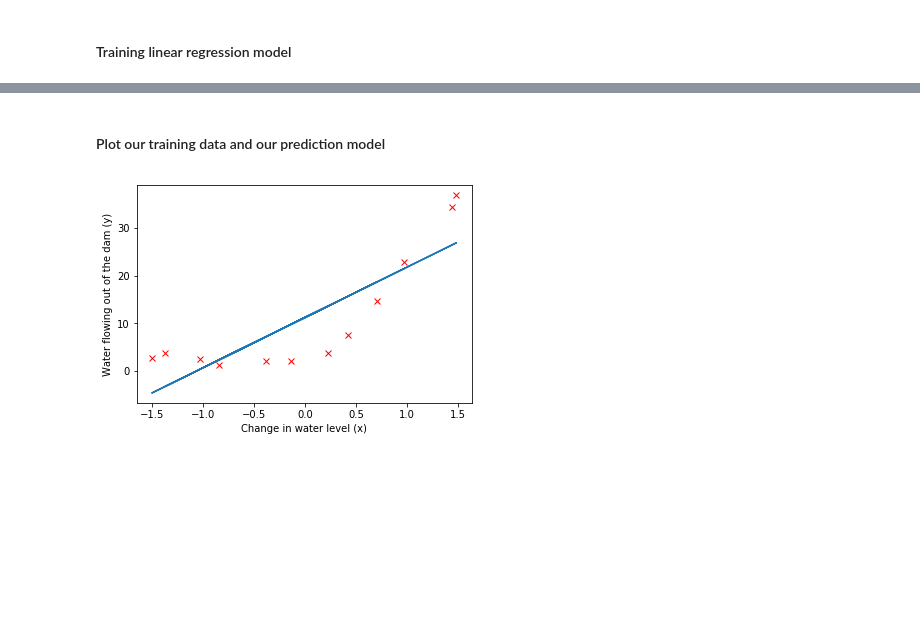
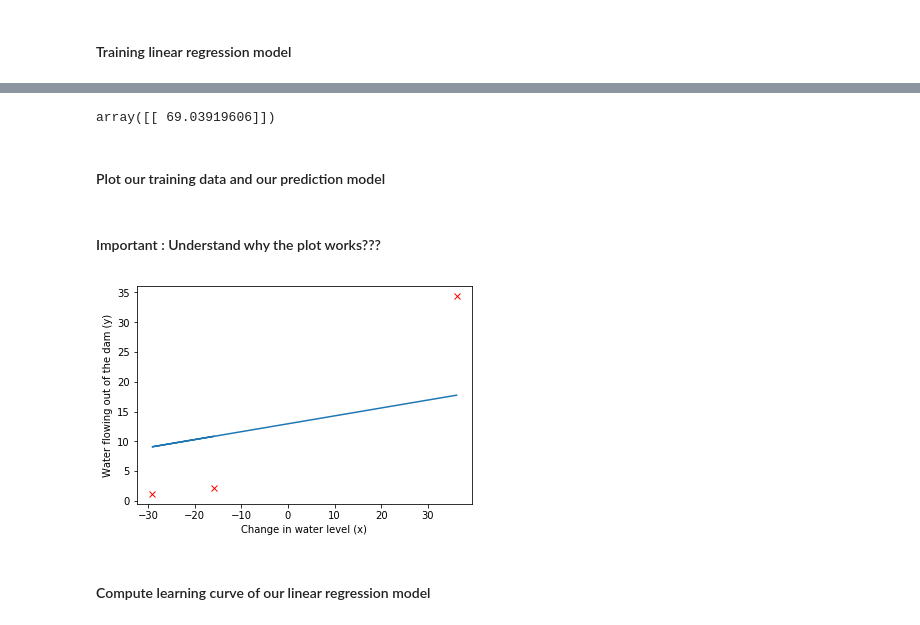
Before and after one commit to locluthor/Machine_Learning, a Jupyter notebook: Bias_Variance_Trade-off.ipynb, the cells around one changed output, grey strips where cells are left out. Cells and saved outputs as stored; diff of their text form; code cells hidden in the pictures; blank space fills up the shorter version.

Commit message:
!Bias-Variance Tradeoff - Implement Learning Curve

```diff
--- a/Bias_Variance_Trade-off.ipynb
+++ b/Bias_Variance_Trade-off.ipynb
@@ -78,8 +90,9 @@ def linear_regression_gradient(X, y, Weights, alpha=0.1, _lbd=0):
         Weight_grad (ndarray) : gradient of linear regression
     """
     m,_ = X.shape
+    X_ = np.insert(X, 0, 1, axis=1)
     Weight_grad = np.zeros(Weights.shape)
-    Weight_grad = np.dot(X.T, np.dot(X, Weights) - y) * (alpha/m)
+    Weight_grad = np.dot(X_.T, np.dot(X_, Weights) - y) * (alpha/m)
     Weight_grad[1:] +=  Weights[1:] * (_lbd/m)
 
     return Weight_grad
@@ -105,7 +118,9 @@ def linear_regression_training(X, y, alpha=0.1, _lbd=0, num_iters=200):
             weights (ndarray) : optimal weights of linear regression model
     """
 
-    weights = np.zeros((X.shape[1], 1))
+    weights = np.zeros((X.shape[1]+1, 1))
+
+    # features scaling
 
     for i in range(num_iters):
         weights -= linear_regression_gradient(X, y, weights, alpha, _lbd)
@@ -116,4 +128,0 @@ def linear_regression_training(X, y, alpha=0.1, _lbd=0, num_iters=200):
-# %%
-X = preprocessing.scale(X)
-# X.std()  -> variant should be 1.0
-# X.mean() -> mean should be 0
@@ -122,9 +129,19 @@ model_weights = linear_regression_training(np.insert(X, 0, 1, axis=1), y, alpha=
+# %%
+X_scale = (X - TRAINING_SET_MEAN) / TRAINING_SET_RANGE
+model_weights = linear_regression_training(X_scale[0:3,:], y[0:3], alpha=1, _lbd=1, num_iters=200)
+linear_regression_cost(X_scale[0:3, :], y[0:3], model_weights, 0)
+# %% [output]
+array([[ 69.03919606]])
 # %% [markdown]
 #### Plot our training data and our prediction model
+# %% [markdown]
+#### Important : Understand why the plot works???
 # %%
-plt.plot(X, y, 'rx', X, np.dot(np.insert(X, 0, 1, axis=1), model_weights))
+plt.plot(X[0:3, :], y[0:3], 'rx', X[0:3,:], np.dot(np.insert(X_scale[0:3,:], 0, 1, axis=1), model_weights))
 plt.xlabel('Change in water level (x)')
 plt.ylabel('Water flowing out of the dam (y)')
 plt.show()
 # %% [output]
-[figure, old version]
+[figure, new version]
+# %% [markdown]
+#### Compute learning curve of our linear regression model
```
Also changed, not shown: parts of 19 cells of this notebook.
